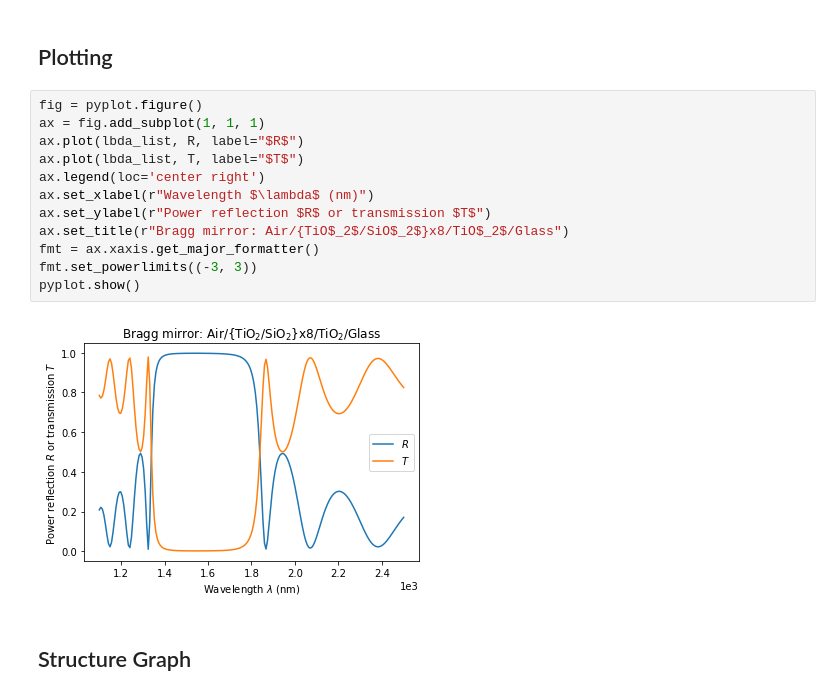
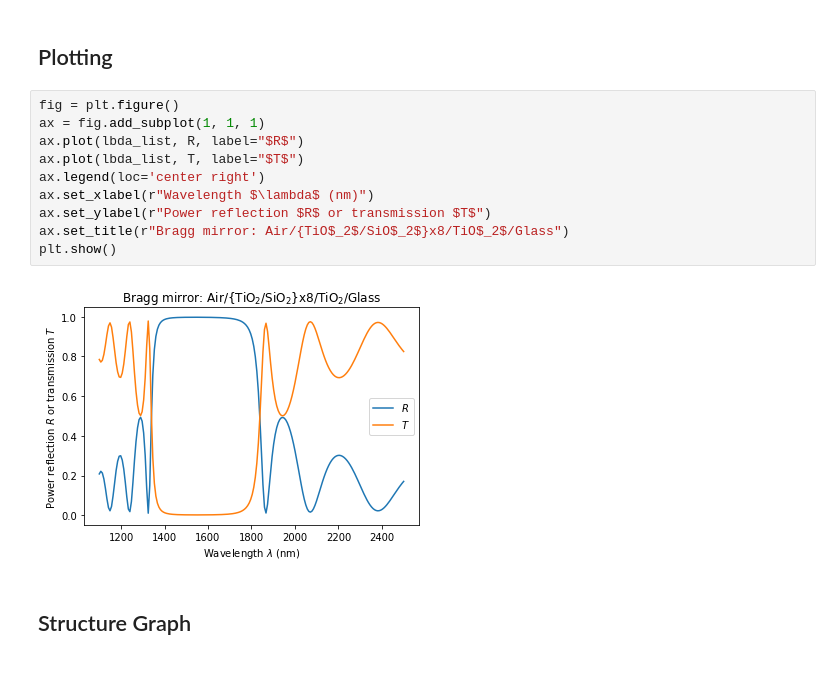
Before and after one commit to PyEllips/pyElli, a Jupyter notebook: examples/Bragg-mirror/Bragg-example.ipynb, the cells around one changed output. Drawn from its saved outputs; the diff is of its cells as text.

```diff
--- a/examples/Bragg-mirror/Bragg-example.ipynb
+++ b/examples/Bragg-mirror/Bragg-example.ipynb
@@ -59,19 +59,17 @@ T = data.T[:, 1, 1]
 # %% [markdown]
 ## Plotting
 # %%
-fig = pyplot.figure()
+fig = plt.figure()
 ax = fig.add_subplot(1, 1, 1)
 ax.plot(lbda_list, R, label="$R$")
 ax.plot(lbda_list, T, label="$T$")
 ax.legend(loc='center right')
 ax.set_xlabel(r"Wavelength $\lambda$ (nm)")
 ax.set_ylabel(r"Power reflection $R$ or transmission $T$")
 ax.set_title(r"Bragg mirror: Air/{TiO$_2$/SiO$_2$}x8/TiO$_2$/Glass")
-fmt = ax.xaxis.get_major_formatter()
-fmt.set_powerlimits((-3, 3))
-pyplot.show()
+plt.show()
 # %% [output]
-[figure, old version]
+[figure, new version]
 # %% [markdown]
 ## Structure Graph
 # %%
```
Also changed, not shown: parts of 3 cells of this notebook, 6 other files.
